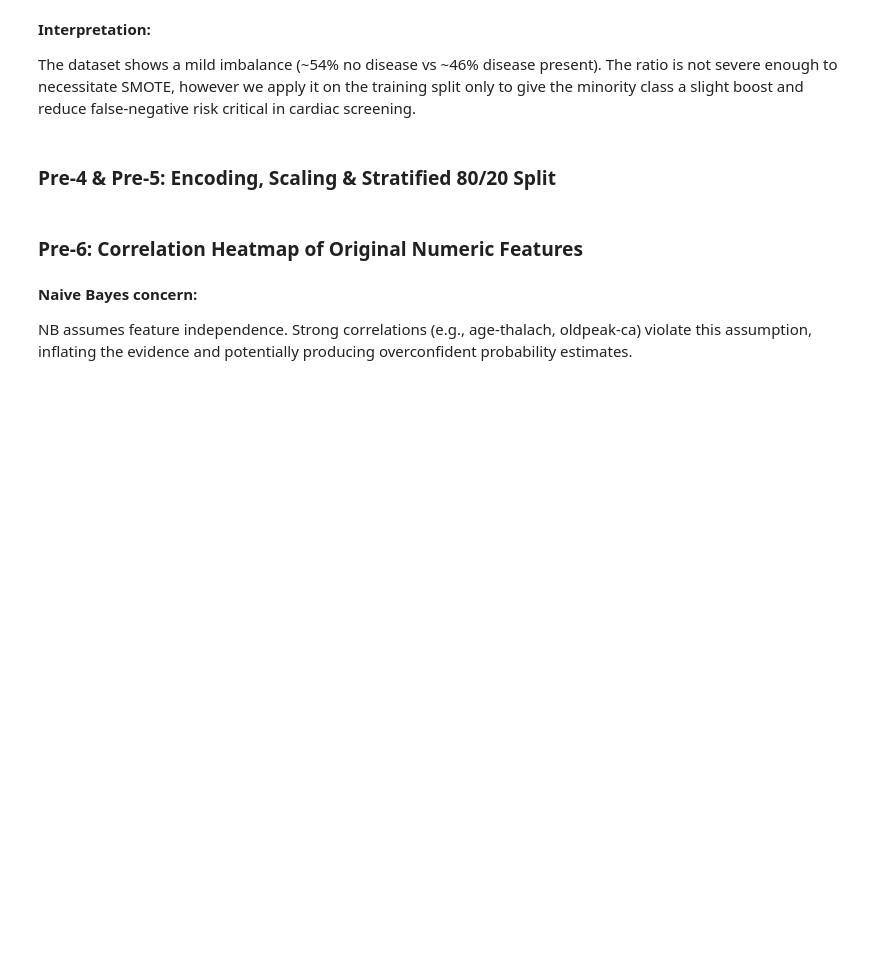
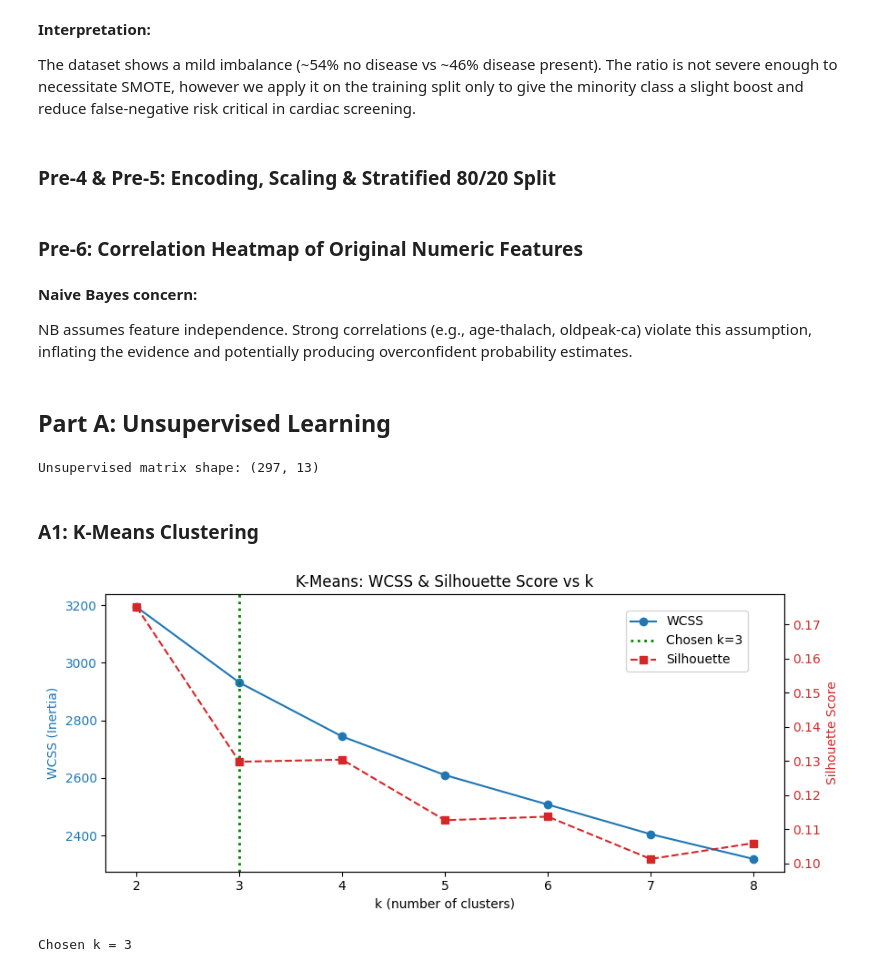
Before and after one commit to Ishmal-fa/cardioai-heart-disease-ml-pipeline, a Jupyter notebook: heart_disease_ml_pipeline.ipynb, the cells around one changed output. Cells and saved outputs as stored; diff of their text form; code cells hidden in the pictures; blank space fills up the shorter version.

Commit message:
Add K-Means clustering analysis with PCA plots, silhouette scores, and ARI evaluation

```diff
--- a/heart_disease_ml_pipeline.ipynb
+++ b/heart_disease_ml_pipeline.ipynb
@@ -174,3 +174,50 @@ print(corr_unstacked.head(3))
 NB assumes feature independence. Strong correlations (e.g., age-thalach,
 oldpeak-ca) violate this assumption, inflating the evidence and potentially
 producing overconfident probability estimates.
+# %% [markdown]
+## Part A: Unsupervised Learning
+# %%
+# Standardised full feature matrix (no target) for unsupervised learning
+X_full = df.drop('target', axis=1)
+scaler_full = StandardScaler()
+X_scaled = scaler_full.fit_transform(X_full)
+y_true = df['target'].values
+print('Unsupervised matrix shape:', X_scaled.shape)
+# %% [output]
+Unsupervised matrix shape: (297, 13)
+# %% [markdown]
+### A1: K-Means Clustering
+# %%
+k_range = range(2, 9)
+wcss, sil_scores = [], []
+
+for k in k_range:
+    km = KMeans(n_clusters=k, random_state=42, n_init=10)
+    labels = km.fit_predict(X_scaled)
+    wcss.append(km.inertia_)
+    sil_scores.append(silhouette_score(X_scaled, labels))
+
+CHOSEN_K = 3  # justified below by elbow + silhouette
+
+fig, ax1 = plt.subplots(figsize=(9, 4))
+color1, color2 = '#1f77b4', '#d62728'
+ax1.plot(list(k_range), wcss, 'o-', color=color1, label='WCSS')
+ax1.set_xlabel('k (number of clusters)')
+ax1.set_ylabel('WCSS (Inertia)', color=color1)
+ax1.tick_params(axis='y', labelcolor=color1)
+
+ax2 = ax1.twinx()
+ax2.plot(list(k_range), sil_scores, 's--', color=color2, label='Silhouette')
+ax2.set_ylabel('Silhouette Score', color=color2)
+ax2.tick_params(axis='y', labelcolor=color2)
+
+ax1.axvline(CHOSEN_K, color='green', linestyle=':', linewidth=2, label=f'Chosen k={CHOSEN_K}')
+fig.legend(loc='upper right', bbox_to_anchor=(0.88, 0.88))
+plt.title('K-Means: WCSS & Silhouette Score vs k')
+plt.tight_layout()
+plt.show()
+
+print(f"""Chosen k = {CHOSEN_K}""")
+# %% [output]
+[figure, added]
+Chosen k = 3
```
Also changed, not shown: parts of 8 cells of this notebook.
